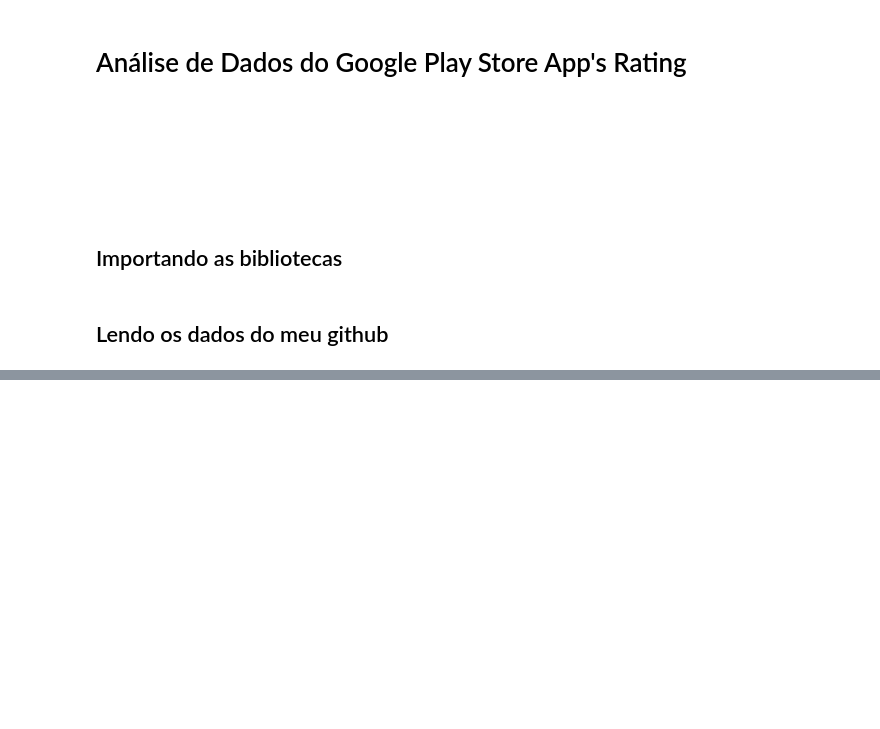
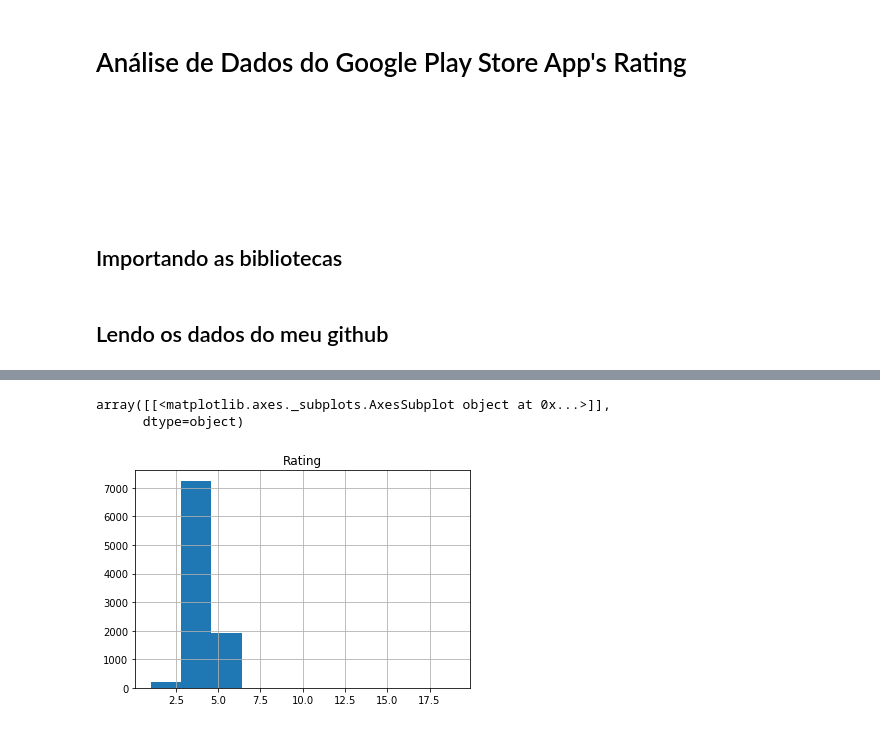
Before and after one commit to vinibeni28/Google-Play-Store-Rating-DataAnalysis, a Jupyter notebook: Prediction of Google Play Store Apps Rating.ipynb, the cells around one changed output, grey strips where cells are left out. Drawn from its saved outputs; the diff is of its cells as text; code cells hidden in the pictures; blank space fills up the shorter version.

```diff
--- a/Prediction of Google Play Store Apps Rating.ipynb
+++ b/Prediction of Google Play Store Apps Rating.ipynb
@@ -28,0 +52,6 @@ df.head()
+# %%
+df.hist()
+# %% [output]
+array([[<matplotlib.axes._subplots.AxesSubplot object at 0x...>]],
+      dtype=object)
+[figure, added]
```
Also changed, not shown: parts of 14 cells of this notebook.
